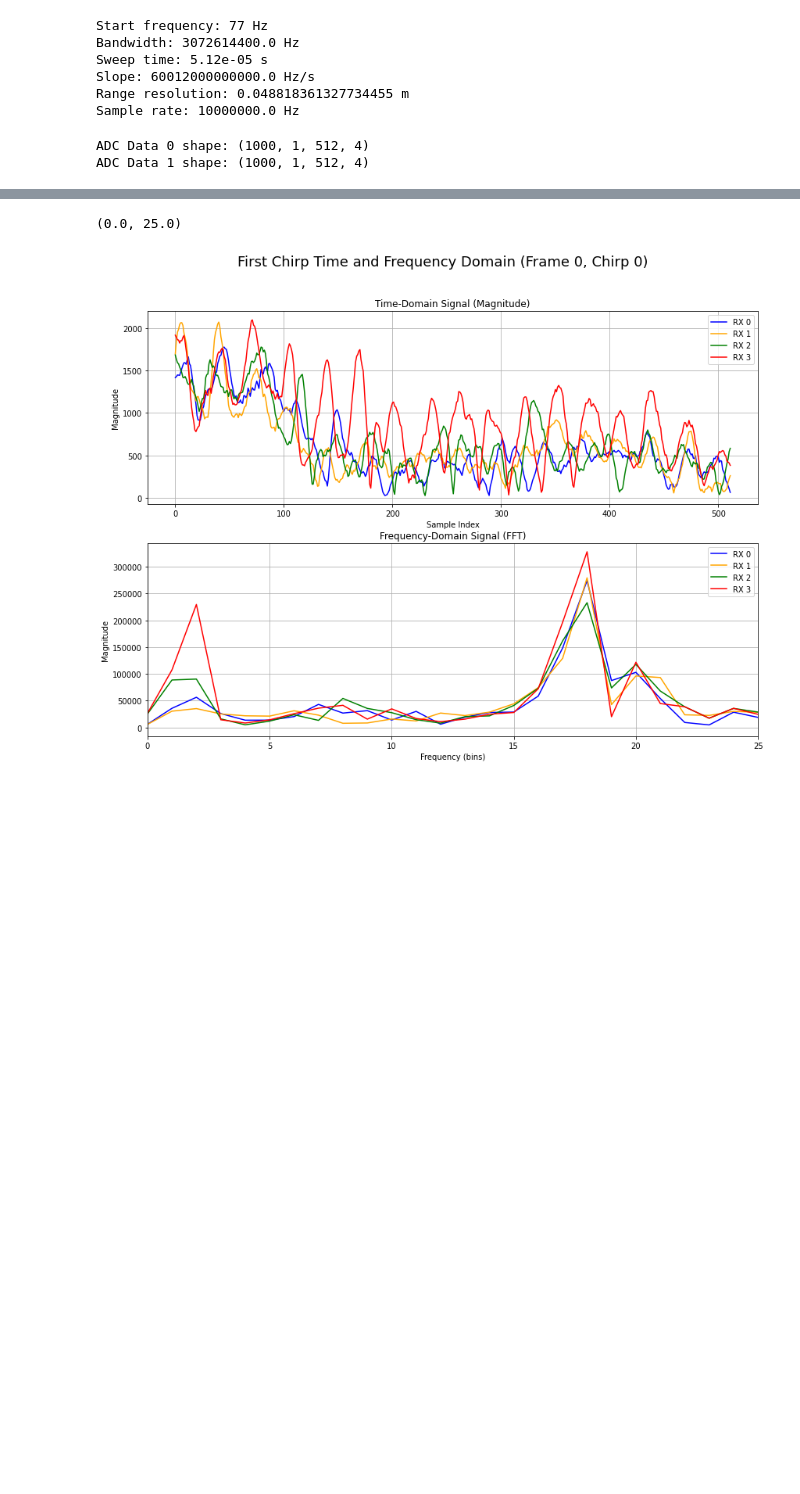
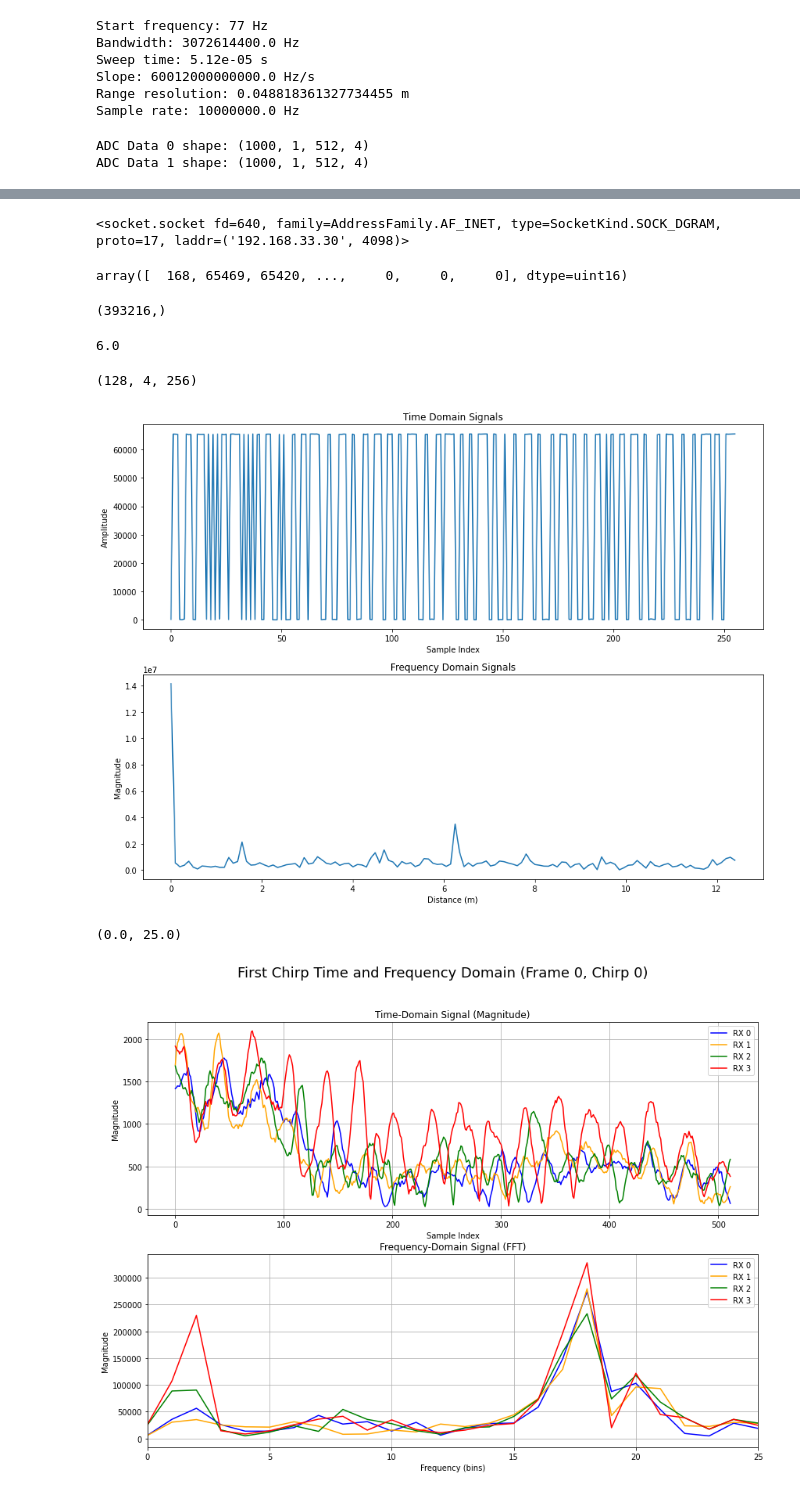
Before and after one commit to arlaptiev/sk_mmwave, a Jupyter notebook: data/radar_mult.ipynb, the cells around one changed output, grey strips where cells are left out. Drawn from its saved outputs; the diff is of its cells as text; code cells hidden in the pictures; blank space fills up the shorter version.

```diff
--- a/data/radar_mult.ipynb
+++ b/data/radar_mult.ipynb
@@ -242,0 +264,9 @@ Averaged data shape: (512,)
+# %%
+dca.data_socket
+# %% [output]
+<socket.socket fd=640, family=AddressFamily.AF_INET, type=SocketKind.SOCK_DGRAM, proto=17, laddr=('192.168.33.30', 4098)>
+# %%
+adc_data = dca.read(1)
+adc_data
+# %% [output]
+array([  168, 65469, 65420, ...,     0,     0,     0], dtype=uint16)
@@ -242,0 +275,38 @@ Averaged data shape: (512,)
+# %%
+adc_data.shape
+# %% [output]
+(393216,)
+# %%
+393216 / 128 / 128 / 4
+# %% [output]
+6.0
+# %%
+d = dca.organize(adc_data, 128, 4, 256)
+d.shape
+# %% [output]
+(128, 4, 256)
+# %%
+SAMPLES_PER_CHIRP = 256
+
+signal = d[0, 0, :]
+fft_result = fft(signal)
+fft_freqs = fftfreq(SAMPLES_PER_CHIRP, 1/SAMPLE_RATE)
+fft_meters = fft_freqs * c / (2 * FREQ_SLOPE)
+
+plt.figure(figsize=(12, 9))
+# --- Time Domain Plot ---
+plt.subplot(2, 1, 1)
+plt.plot(signal)
+plt.title('Time Domain Signals')
+plt.xlabel('Sample Index')
+plt.ylabel('Amplitude')
+
+# --- Frequency Domain Plot ---
+plt.subplot(2, 1, 2)
+plt.plot(fft_meters[:SAMPLES_PER_CHIRP // 2],  np.abs(fft_result[:SAMPLES_PER_CHIRP // 2]))
+plt.title('Frequency Domain Signals')
+plt.xlabel('Distance (m)')
+plt.ylabel('Magnitude')
+plt.tight_layout()
+# %% [output]
+[figure, added]
```
Also changed, not shown: parts of 8 cells of this notebook, 14 other files.
